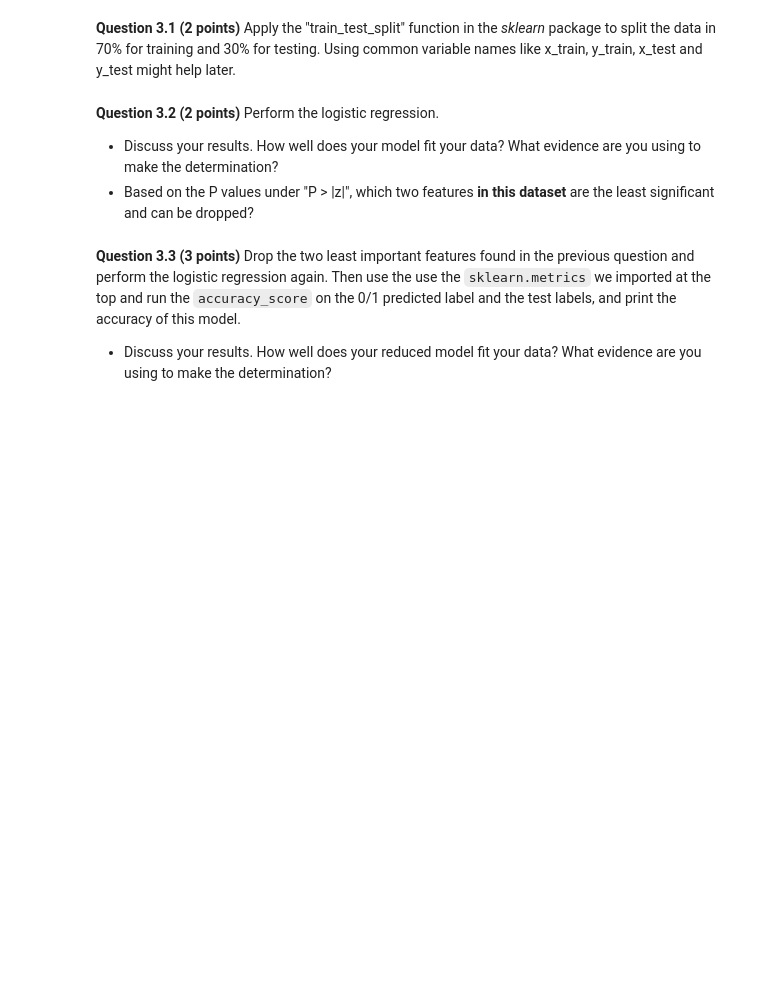
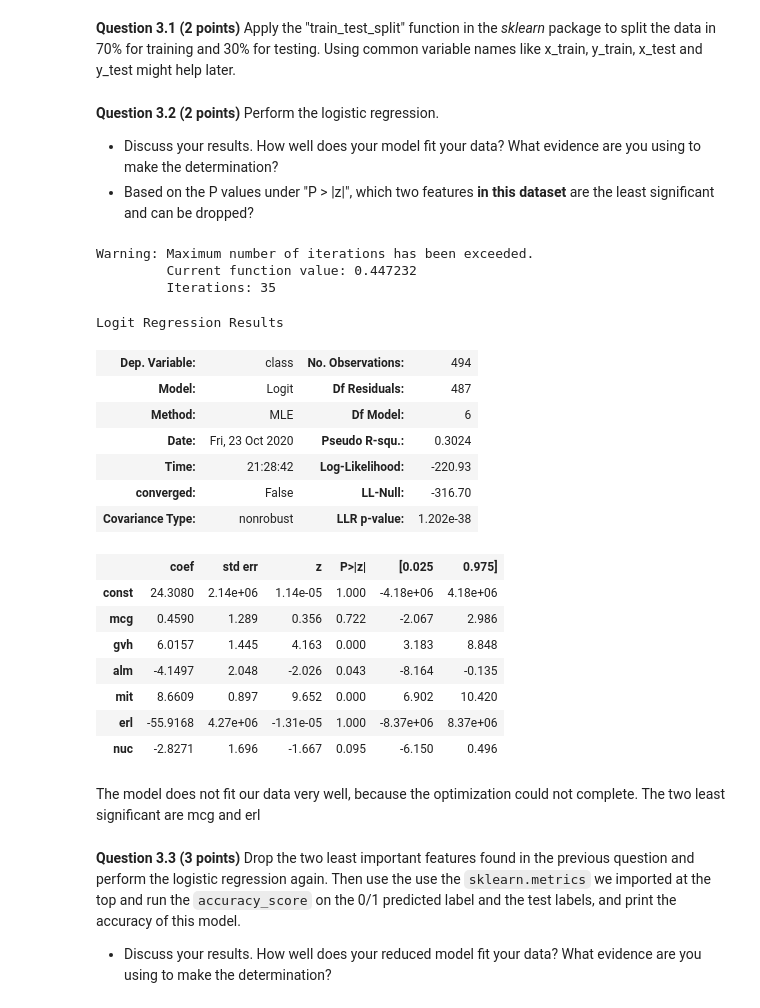
Before and after one commit to schne511/CMSE202, a Jupyter notebook: HW-03_GitML-STUDENT.ipynb, the cells around one changed output. Saved outputs shown, nothing was run; the diff lists cells and outputs as text; code cells hidden in the pictures; blank space fills up the shorter version.

```diff
--- a/HW-03_GitML-STUDENT.ipynb
+++ b/HW-03_GitML-STUDENT.ipynb
@@ -84,3 +120,6 @@ In the next part we will build a logistic regression model for the data classifi
+# %%
+data_no_label = data_mask.loc[:, 'mcg':'nuc']
+train_vectors, test_vectors, train_labels, test_labels = train_test_split(data_no_label, label, test_size = .3, random_state = 1234)
 # %% [markdown]
 **Question 3.2 (2 points)** Perform the logistic regression.
 * Discuss your results. How well does your model fit your data? What evidence are you using to make the determination?
@@ -90,3 +127,31 @@ In the next part we will build a logistic regression model for the data classifi
+# %%
+train_labels = pd.to_numeric(train_labels)
+# %%
+logit_model = sm.Logit(train_labels, sm.add_constant(train_vectors))
+result = logit_model.fit()
+result.summary()
+# %% [output]
+Warning: Maximum number of iterations has been exceeded.
+         Current function value: 0.447232
+         Iterations: 35
+Logit Regression Results
+| Dep. Variable: | class | No. Observations: | 494 |
+| Model: | Logit | Df Residuals: | 487 |
+| Method: | MLE | Df Model: | 6 |
+| Date: | Fri, 23 Oct 2020 | Pseudo R-squ.: | 0.3024 |
+| Time: | 21:28:42 | Log-Likelihood: | -220.93 |
+| converged: | False | LL-Null: | -316.70 |
+| Covariance Type: | nonrobust | LLR p-value: | 1.202e-38 |
+|  | coef | std err | z | P>|z| | [0.025 | 0.975] |
+| const | 24.3080 | 2.14e+06 | 1.14e-05 | 1.000 | -4.18e+06 | 4.18e+06 |
+| mcg | 0.4590 | 1.289 | 0.356 | 0.722 | -2.067 | 2.986 |
+| gvh | 6.0157 | 1.445 | 4.163 | 0.000 | 3.183 | 8.848 |
+| alm | -4.1497 | 2.048 | -2.026 | 0.043 | -8.164 | -0.135 |
+| mit | 8.6609 | 0.897 | 9.652 | 0.000 | 6.902 | 10.420 |
+| erl | -55.9168 | 4.27e+06 | -1.31e-05 | 1.000 | -8.37e+06 | 8.37e+06 |
+| nuc | -2.8271 | 1.696 | -1.667 | 0.095 | -6.150 | 0.496 |
+# %% [markdown]
+The model does not fit our data very well, because the optimization could not complete. The two least significant are mcg and erl
 # %% [markdown]
 **Question 3.3 (3 points)** Drop the two least important features found in the previous question and perform the logistic regression again. Then use the use the `sklearn.metrics` we imported at the top and run the `accuracy_score` on the 0/1 predicted label and the test labels, and print the accuracy of this model.
 
```
Also changed, not shown: parts of 30 cells of this notebook.
